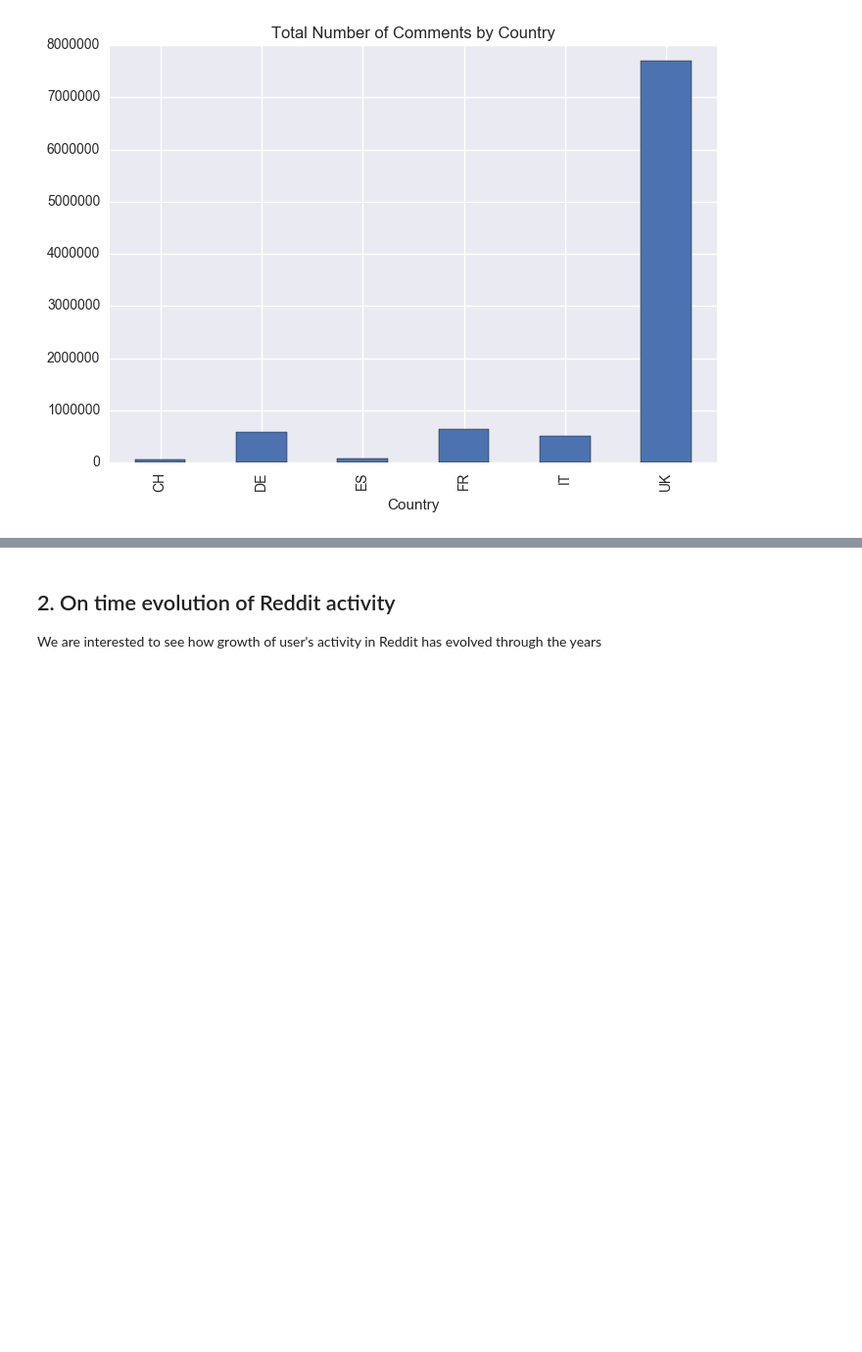
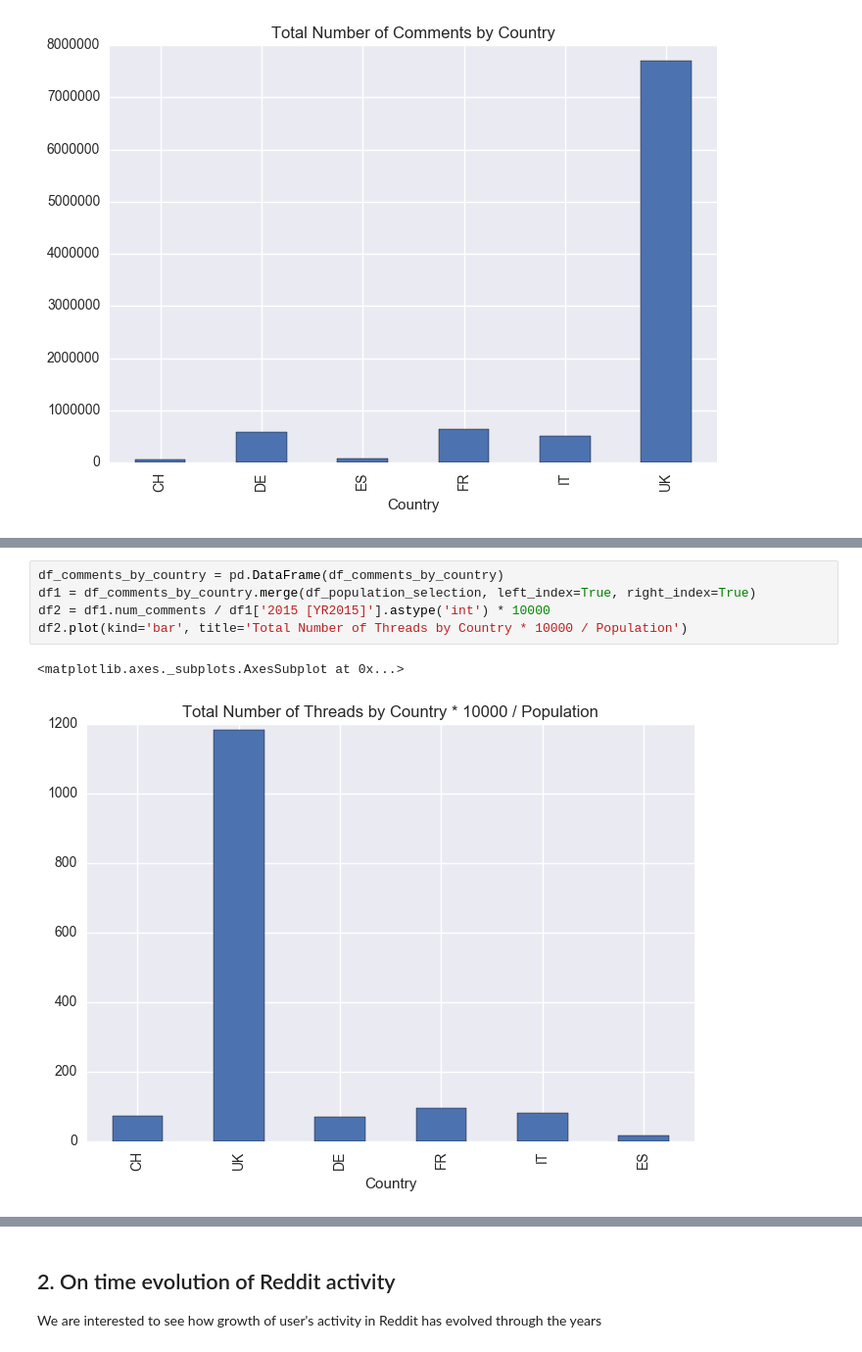
Before and after one commit to vidit09/ada-project, a Jupyter notebook: Content Growth/Analyzing Reddit Content Growth.ipynb, the cells around one changed output, grey strips where cells are left out. Shown at 98% size. Cells and saved outputs as stored; diff of their text form; blank space fills up the shorter version.

```diff
--- a/Content Growth/Analyzing Reddit Content Growth.ipynb
+++ b/Content Growth/Analyzing Reddit Content Growth.ipynb
@@ -112,0 +160,8 @@ We observe how UK widely dominates both graphs, number of threads and number of
+# %%
+df_comments_by_country = pd.DataFrame(df_comments_by_country)
+df1 = df_comments_by_country.merge(df_population_selection, left_index=True, right_index=True)
+df2 = df1.num_comments / df1['2015 [YR2015]'].astype('int') * 10000
+df2.plot(kind='bar', title='Total Number of Threads by Country * 10000 / Population')
+# %% [output]
+<matplotlib.axes._subplots.AxesSubplot at 0x...>
+[figure, added]
```
Also changed, not shown: parts of 5 cells of this notebook, 1 other file.
